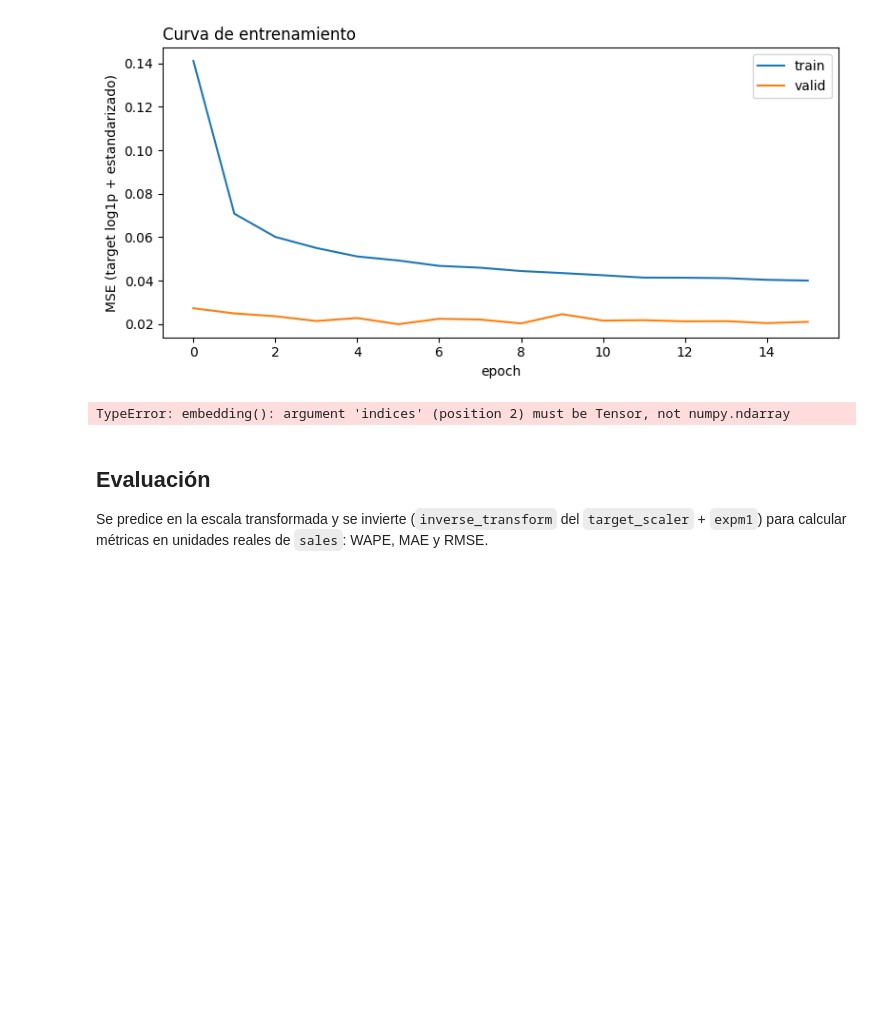
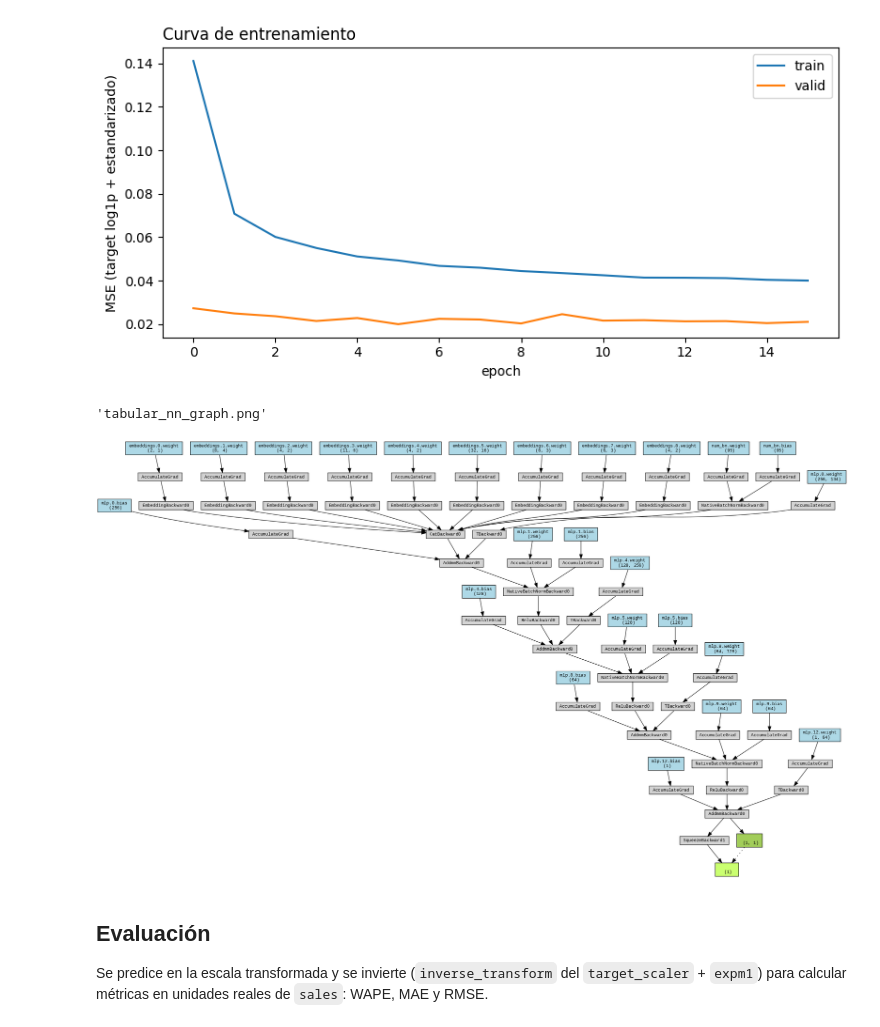
Before and after one commit to njimenez94/forecast-tfm, a Jupyter notebook: notebooks/02_1_red_neuronal.ipynb, the cells around one changed output. Cells and saved outputs as stored; diff of their text form; code cells hidden in the pictures; blank space fills up the shorter version.

```diff
--- a/notebooks/02_1_red_neuronal.ipynb
+++ b/notebooks/02_1_red_neuronal.ipynb
@@ -432,17 +432,27 @@ plt.tight_layout()
 plt.show()
 # %% [output]
 [figure]
-# %%
-from torchviz import make_dot
-
-x_num_sample = X_valid_num[:1]  # ajusta a tus inputs reales
-x_cat_sample = X_valid_cat[:1]
-y_sample = model(x_num_sample, x_cat_sample)
-
-dot = make_dot(y_sample, params=dict(model.named_parameters()))
-dot.render("tabular_nn_graph", format="png")  # guarda como PNG
-# %% [output]
-TypeError: embedding(): argument 'indices' (position 2) must be Tensor, not numpy.ndarray
+# %%
+import torch
+
+device = next(model.parameters()).device  # detecta automático dónde está el modelo
+
+x_num_sample = torch.tensor(X_valid_num[:1], dtype=torch.float32).to(device)
+x_cat_sample = torch.tensor(X_valid_cat[:1], dtype=torch.long).to(device)
+
+y_sample = model(x_num_sample, x_cat_sample)
+
+from torchviz import make_dot
+dot = make_dot(y_sample, params=dict(model.named_parameters()))
+dot.render("tabular_nn_graph", format="png")
+# %% [output]
+'tabular_nn_graph.png'
+# %%
+from IPython.display import Image, display
+
+display(Image("tabular_nn_graph.png"))
+# %% [output]
+[figure, added]
 # %% [markdown]
 ## Evaluación
 
```
